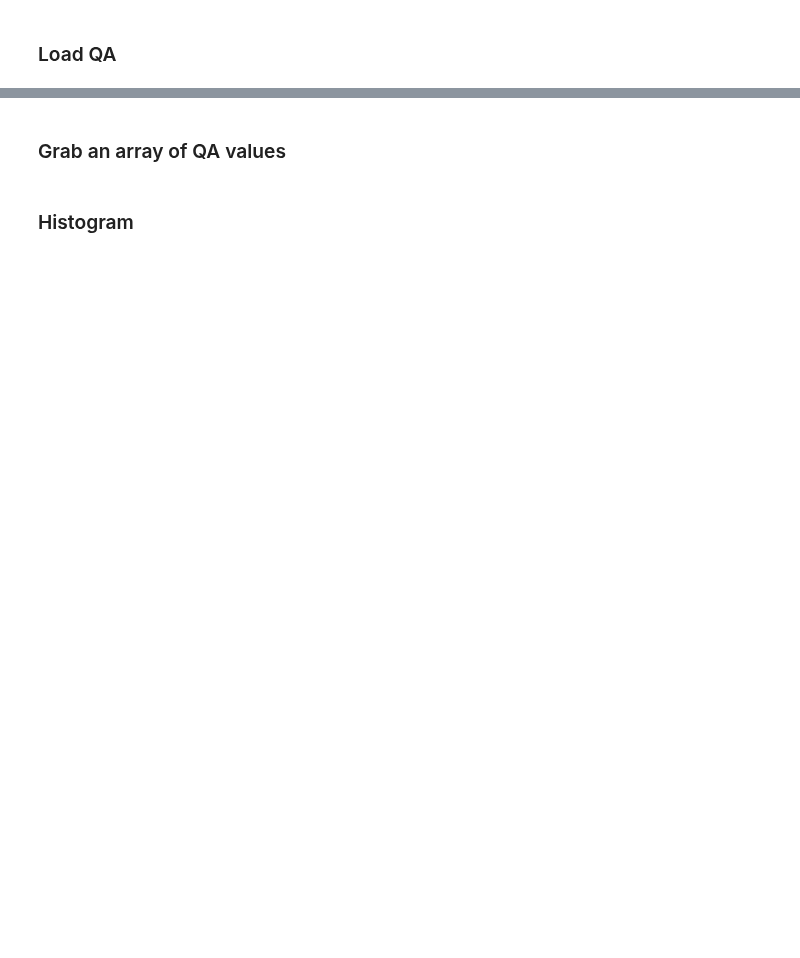
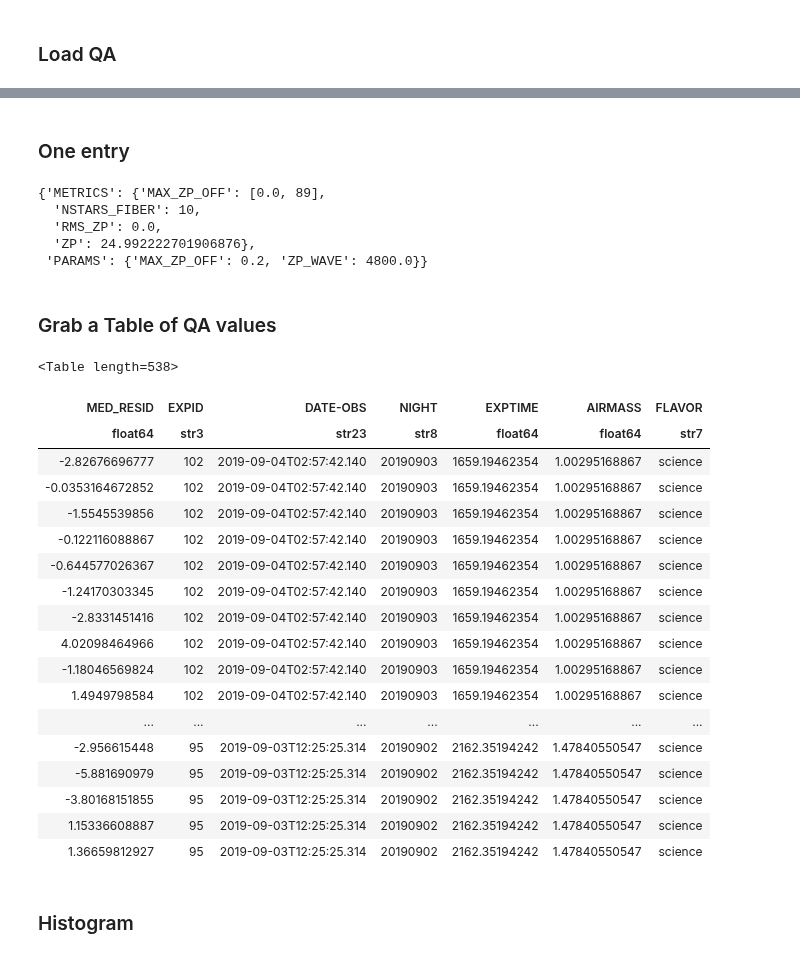
Before and after one commit to desihub/desispec, a Jupyter notebook: doc/nb/QA_Prod.ipynb, the cells around one changed output, grey strips where cells are left out. Cells and saved outputs as stored; diff of their text form; code cells hidden in the pictures; blank space fills up the shorter version.

```diff
--- a/doc/nb/QA_Prod.ipynb
+++ b/doc/nb/QA_Prod.ipynb
@@ -48,7 +52,35 @@ qa_prod.load_data()
+# %% [markdown]
+### One entry
 # %%
-qa_prod.data['20160607'][6]['b0']#['SKYSUB']['QA']
+qa_prod.data['20190902']['77']['b0']['FLUXCALIB']
+# %% [output]
+{'METRICS': {'MAX_ZP_OFF': [0.0, 89],
+  'NSTARS_FIBER': 10,
+  'RMS_ZP': 0.0,
+  'ZP': 24.992222701906876},
+ 'PARAMS': {'MAX_ZP_OFF': 0.2, 'ZP_WAVE': 4800.0}}
 # %% [markdown]
-### Grab an array of QA values
+### Grab a Table of QA values
 # %%
-sky_resid_b, ne_dict = qa_prod.get_qa_array('SKYSUB', 'MED_RESID', channels=['b'])
-sky_resid_b
+qa_tbl = qa_prod.get_qa_table('SKYSUB', 'MED_RESID', channels=['b'])
+qa_tbl
+# %% [output]
+<Table length=538>
+| MED_RESID | EXPID | DATE-OBS | NIGHT | EXPTIME | AIRMASS | FLAVOR |
+| float64 | str3 | str23 | str8 | float64 | float64 | str7 |
+| -2.82676696777 | 102 | 2019-09-04T02:57:42.140 | 20190903 | 1659.19462354 | 1.00295168867 | science |
+| -0.0353164672852 | 102 | 2019-09-04T02:57:42.140 | 20190903 | 1659.19462354 | 1.00295168867 | science |
+| -1.5545539856 | 102 | 2019-09-04T02:57:42.140 | 20190903 | 1659.19462354 | 1.00295168867 | science |
+| -0.122116088867 | 102 | 2019-09-04T02:57:42.140 | 20190903 | 1659.19462354 | 1.00295168867 | science |
+| -0.644577026367 | 102 | 2019-09-04T02:57:42.140 | 20190903 | 1659.19462354 | 1.00295168867 | science |
+| -1.24170303345 | 102 | 2019-09-04T02:57:42.140 | 20190903 | 1659.19462354 | 1.00295168867 | science |
+| -2.8331451416 | 102 | 2019-09-04T02:57:42.140 | 20190903 | 1659.19462354 | 1.00295168867 | science |
+| 4.02098464966 | 102 | 2019-09-04T02:57:42.140 | 20190903 | 1659.19462354 | 1.00295168867 | science |
+| -1.18046569824 | 102 | 2019-09-04T02:57:42.140 | 20190903 | 1659.19462354 | 1.00295168867 | science |
+| 1.4949798584 | 102 | 2019-09-04T02:57:42.140 | 20190903 | 1659.19462354 | 1.00295168867 | science |
+| ... | ... | ... | ... | ... | ... | ... |
+| -2.956615448 | 95 | 2019-09-03T12:25:25.314 | 20190902 | 2162.35194242 | 1.47840550547 | science |
+| -5.881690979 | 95 | 2019-09-03T12:25:25.314 | 20190902 | 2162.35194242 | 1.47840550547 | science |
+| -3.80168151855 | 95 | 2019-09-03T12:25:25.314 | 20190902 | 2162.35194242 | 1.47840550547 | science |
+| 1.15336608887 | 95 | 2019-09-03T12:25:25.314 | 20190902 | 2162.35194242 | 1.47840550547 | science |
+| 1.36659812927 | 95 | 2019-09-03T12:25:25.314 | 20190902 | 2162.35194242 | 1.47840550547 | science |
```
Also changed, not shown: parts of 26 cells of this notebook, 3 other files.
